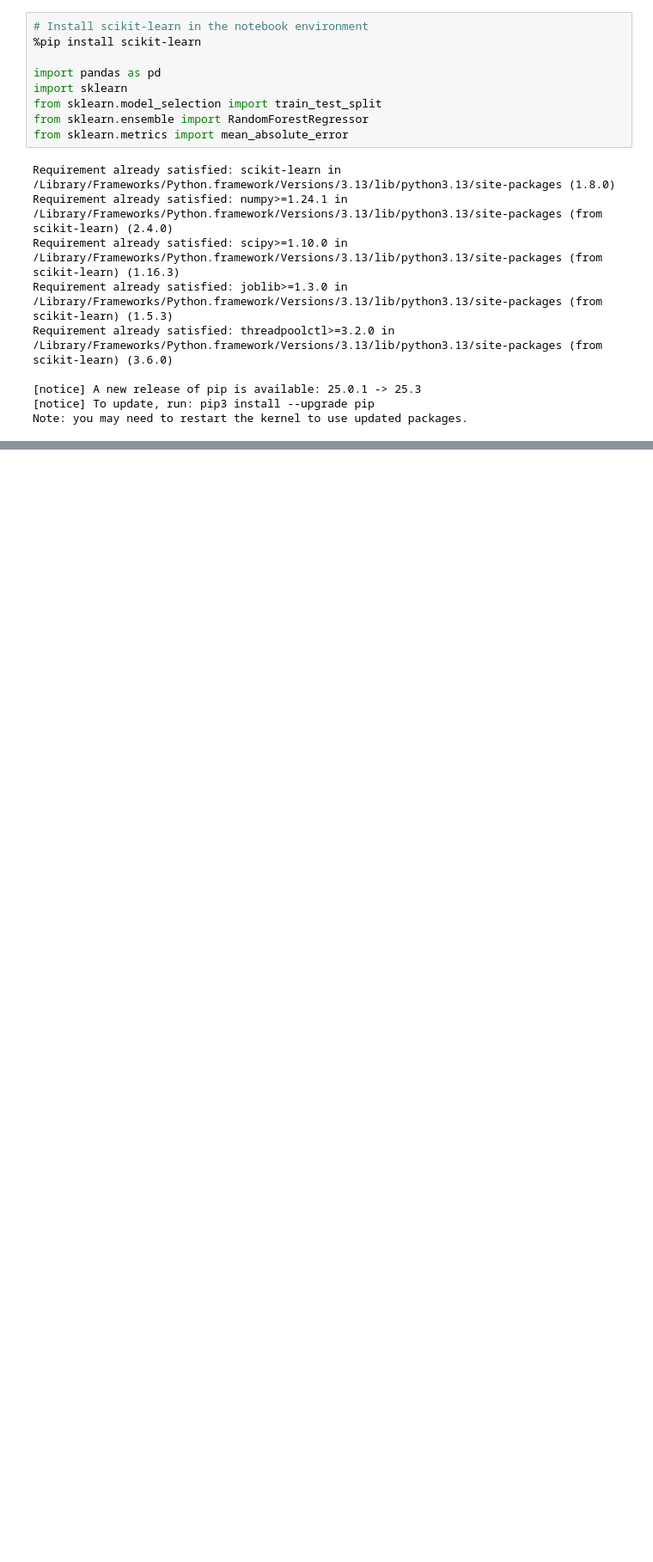
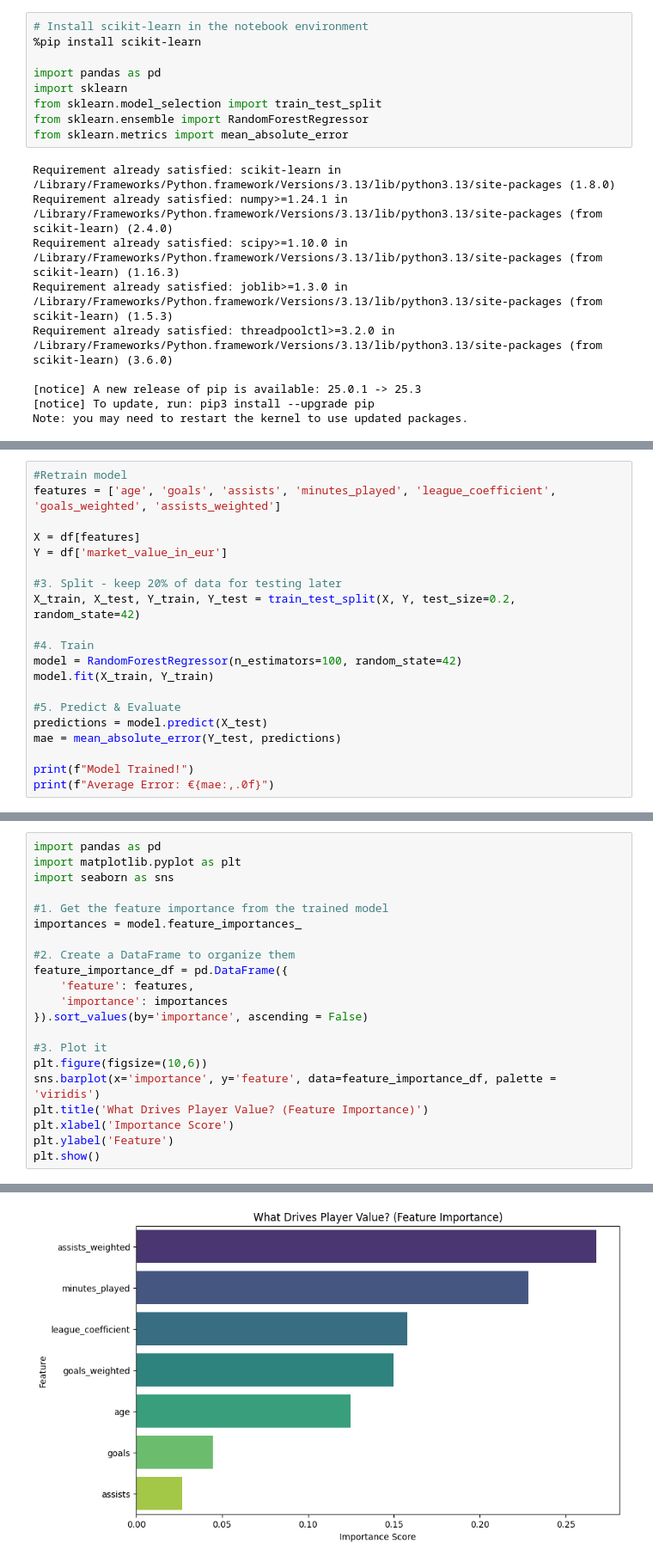
Before and after one commit to npockriss/soccer-transfer-valuation, a Jupyter notebook: notebooks/03_baseline_model.ipynb, the cells around one changed output, grey strips where cells are left out. Shown at 86% size. Cells and saved outputs as stored; diff of their text form; blank space fills up the shorter version.

Commit message:
Added prediction chart and updated README

```diff
--- a/notebooks/03_baseline_model.ipynb
+++ b/notebooks/03_baseline_model.ipynb
@@ -73,0 +128,20 @@ print(top_errors[['Player', 'Actual', 'Predicted', 'Error']])
+# %%
+#Retrain model
+features = ['age', 'goals', 'assists', 'minutes_played', 'league_coefficient', 'goals_weighted', 'assists_weighted']
+
+X = df[features]
+Y = df['market_value_in_eur']
+
+#3. Split - keep 20% of data for testing later
+X_train, X_test, Y_train, Y_test = train_test_split(X, Y, test_size=0.2, random_state=42)
+
+#4. Train
+model = RandomForestRegressor(n_estimators=100, random_state=42)
+model.fit(X_train, Y_train)
+
+#5. Predict & Evaluate
+predictions = model.predict(X_test)
+mae = mean_absolute_error(Y_test, predictions)
+
+print(f"Model Trained!")
+print(f"Average Error: €{mae:,.0f}")
@@ -73,0 +180,22 @@ print(top_errors[['Player', 'Actual', 'Predicted', 'Error']])
+# %%
+import pandas as pd
+import matplotlib.pyplot as plt
+import seaborn as sns
+
+#1. Get the feature importance from the trained model
+importances = model.feature_importances_
+
+#2. Create a DataFrame to organize them
+feature_importance_df = pd.DataFrame({
+    'feature': features,
+    'importance': importances
+}).sort_values(by='importance', ascending = False)
+
+#3. Plot it
+plt.figure(figsize=(10,6))
+sns.barplot(x='importance', y='feature', data=feature_importance_df, palette = 'viridis')
+plt.title('What Drives Player Value? (Feature Importance)')
+plt.xlabel('Importance Score')
+plt.ylabel('Feature')
+plt.show()
+# %% [output]
@@ -73,0 +205 @@ print(top_errors[['Player', 'Actual', 'Predicted', 'Error']])
+[figure, added]
```
Also changed, not shown: parts of 10 cells of this notebook, 3 other files.
